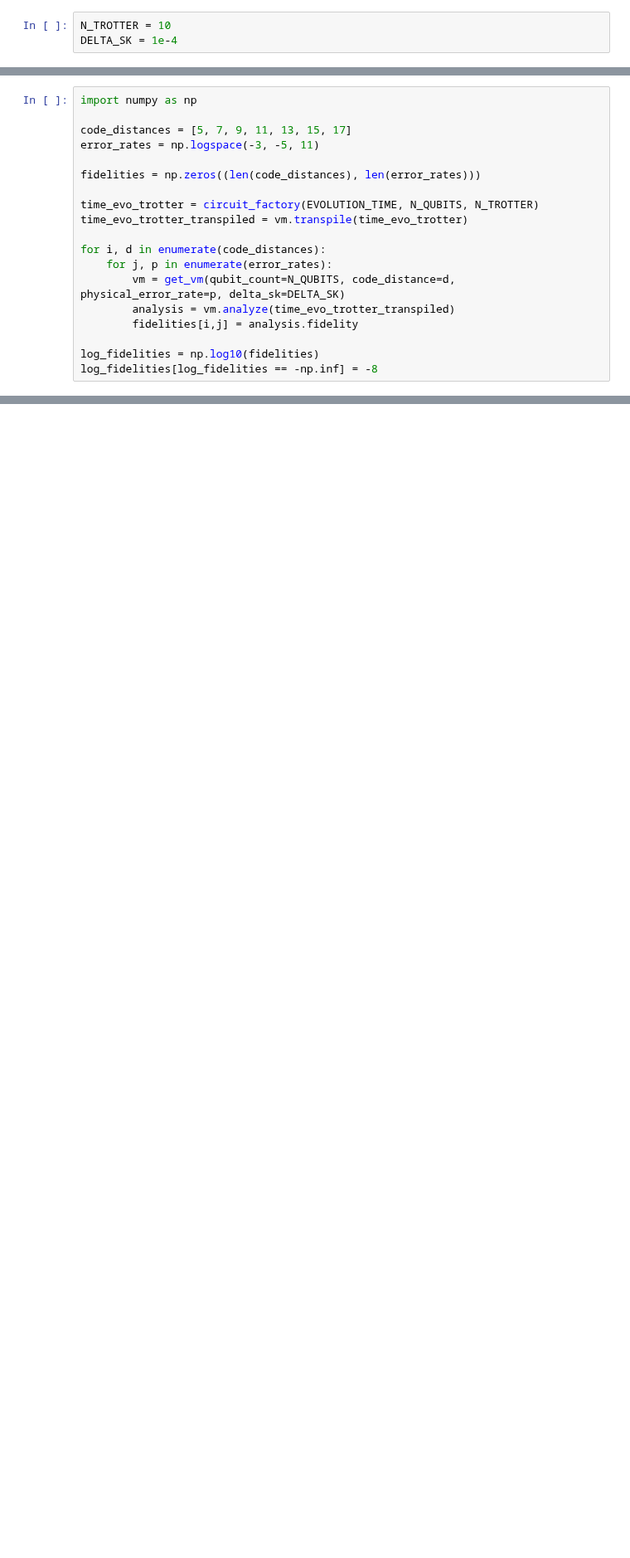
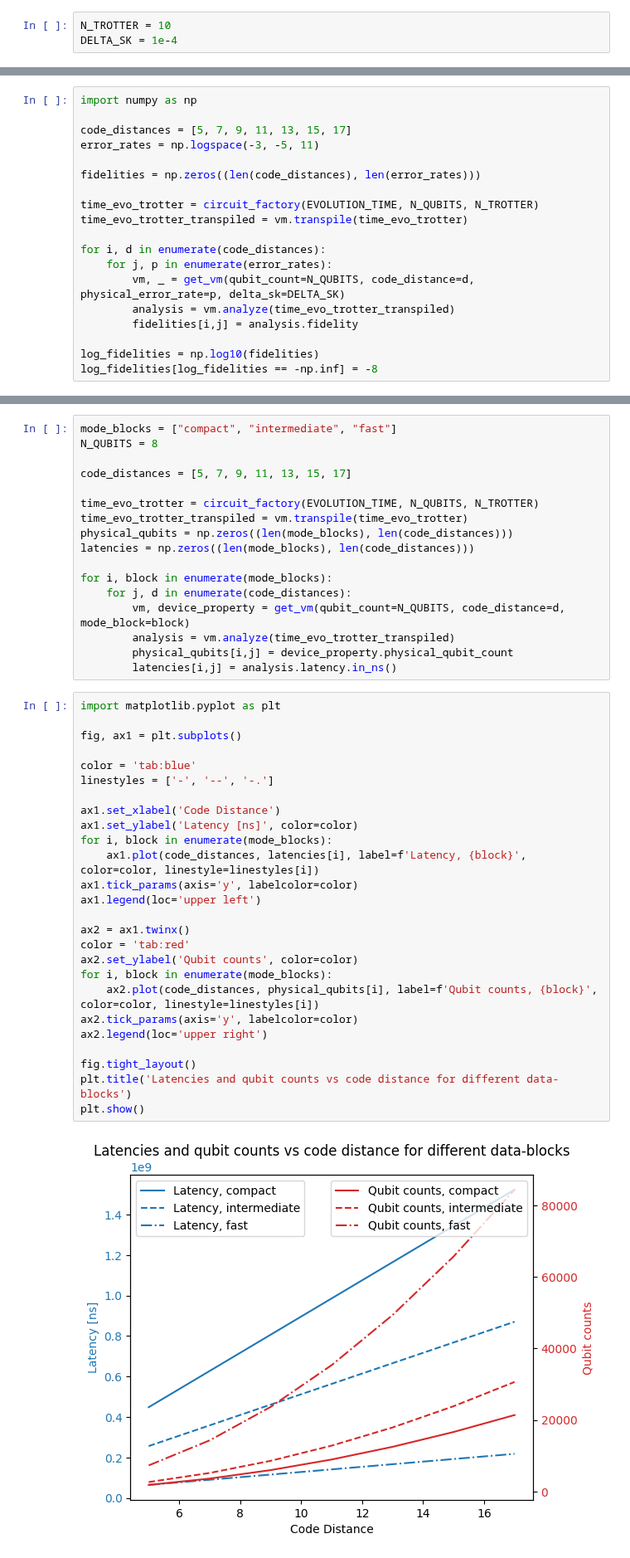
Before and after one commit to QunaSys/quri-parts, a Jupyter notebook: quri_sdk_notebooks/examples/0_quri-algo-vm/4_surface_code/4_surface_code.ipynb, the cells around one changed output, grey strips where cells are left out. Shown at 83% size. Saved outputs shown, nothing was run; the diff lists cells and outputs as text; blank space fills up the shorter version.

```diff
--- a/quri_sdk_notebooks/examples/0_quri-algo-vm/4_surface_code/4_surface_code.ipynb
+++ b/quri_sdk_notebooks/examples/0_quri-algo-vm/4_surface_code/4_surface_code.ipynb
@@ -296,7 +291,7 @@ time_evo_trotter_transpiled = vm.transpile(time_evo_trotter)
 
 for i, d in enumerate(code_distances):
     for j, p in enumerate(error_rates):
-        vm = get_vm(qubit_count=N_QUBITS, code_distance=d, physical_error_rate=p, delta_sk=DELTA_SK)
+        vm, _ = get_vm(qubit_count=N_QUBITS, code_distance=d, physical_error_rate=p, delta_sk=DELTA_SK)
         analysis = vm.analyze(time_evo_trotter_transpiled)
         fidelities[i,j] = analysis.fidelity
 
@@ -333,0 +373,45 @@ ERROR_RATE = 1e-4
+# %%
+mode_blocks = ["compact", "intermediate", "fast"]
+N_QUBITS = 8
+
+code_distances = [5, 7, 9, 11, 13, 15, 17]
+
+time_evo_trotter = circuit_factory(EVOLUTION_TIME, N_QUBITS, N_TROTTER)
+time_evo_trotter_transpiled = vm.transpile(time_evo_trotter)
+physical_qubits = np.zeros((len(mode_blocks), len(code_distances)))
+latencies = np.zeros((len(mode_blocks), len(code_distances)))
+
+for i, block in enumerate(mode_blocks):
+    for j, d in enumerate(code_distances):
+        vm, device_property = get_vm(qubit_count=N_QUBITS, code_distance=d, mode_block=block)
+        analysis = vm.analyze(time_evo_trotter_transpiled)
+        physical_qubits[i,j] = device_property.physical_qubit_count
+        latencies[i,j] = analysis.latency.in_ns()
+# %%
+import matplotlib.pyplot as plt
+
+fig, ax1 = plt.subplots()
+
+color = 'tab:blue'
+linestyles = ['-', '--', '-.']
+
+ax1.set_xlabel('Code Distance')
+ax1.set_ylabel('Latency [ns]', color=color)
+for i, block in enumerate(mode_blocks):
+    ax1.plot(code_distances, latencies[i], label=f'Latency, {block}', color=color, linestyle=linestyles[i])
+ax1.tick_params(axis='y', labelcolor=color)
+ax1.legend(loc='upper left')
+
+ax2 = ax1.twinx()
+color = 'tab:red'
+ax2.set_ylabel('Qubit counts', color=color)
+for i, block in enumerate(mode_blocks):
+    ax2.plot(code_distances, physical_qubits[i], label=f'Qubit counts, {block}', color=color, linestyle=linestyles[i])
+ax2.tick_params(axis='y', labelcolor=color)
+ax2.legend(loc='upper right')
+
+fig.tight_layout()
+plt.title('Latencies and qubit counts vs code distance for different data-blocks')
+plt.show()
+# %% [output]
+[figure, added]
```
Also changed, not shown: parts of 15 cells of this notebook, 4 other files.
